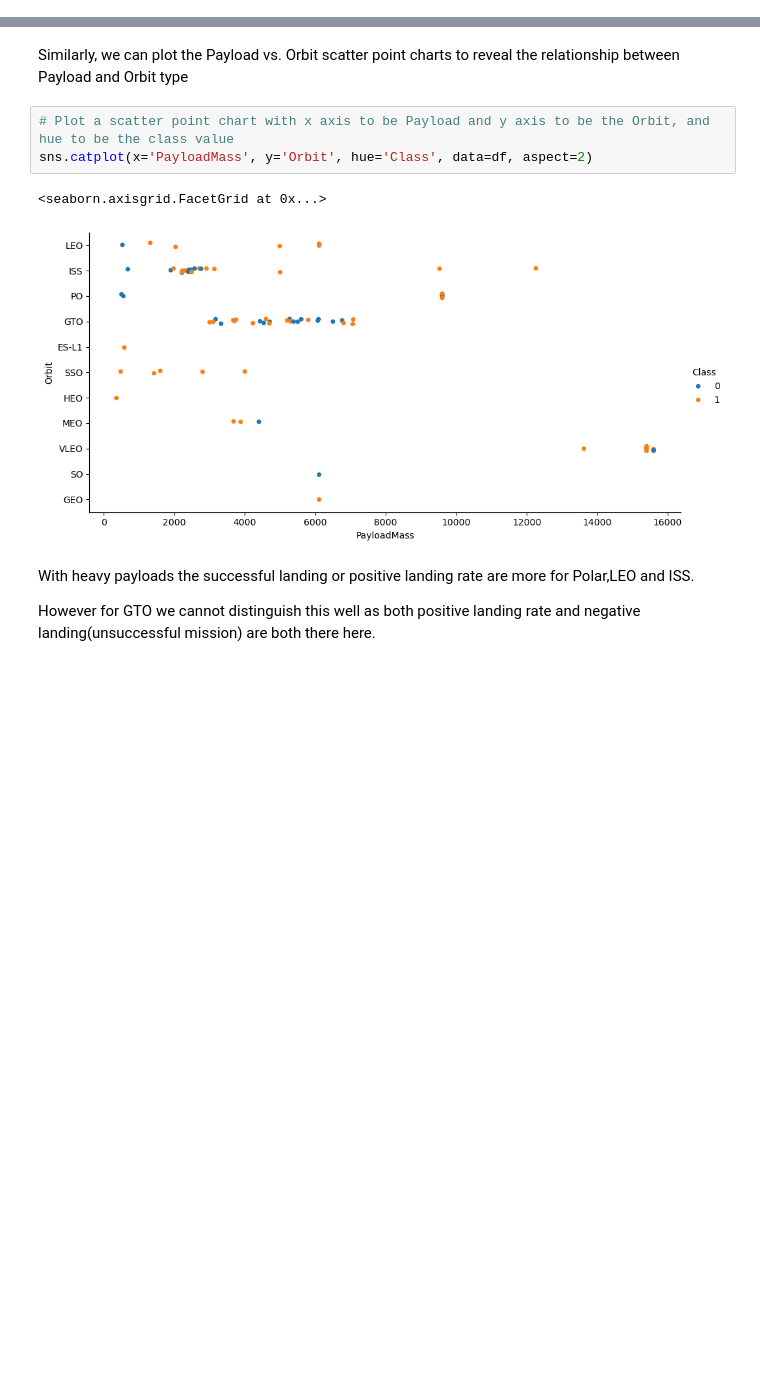
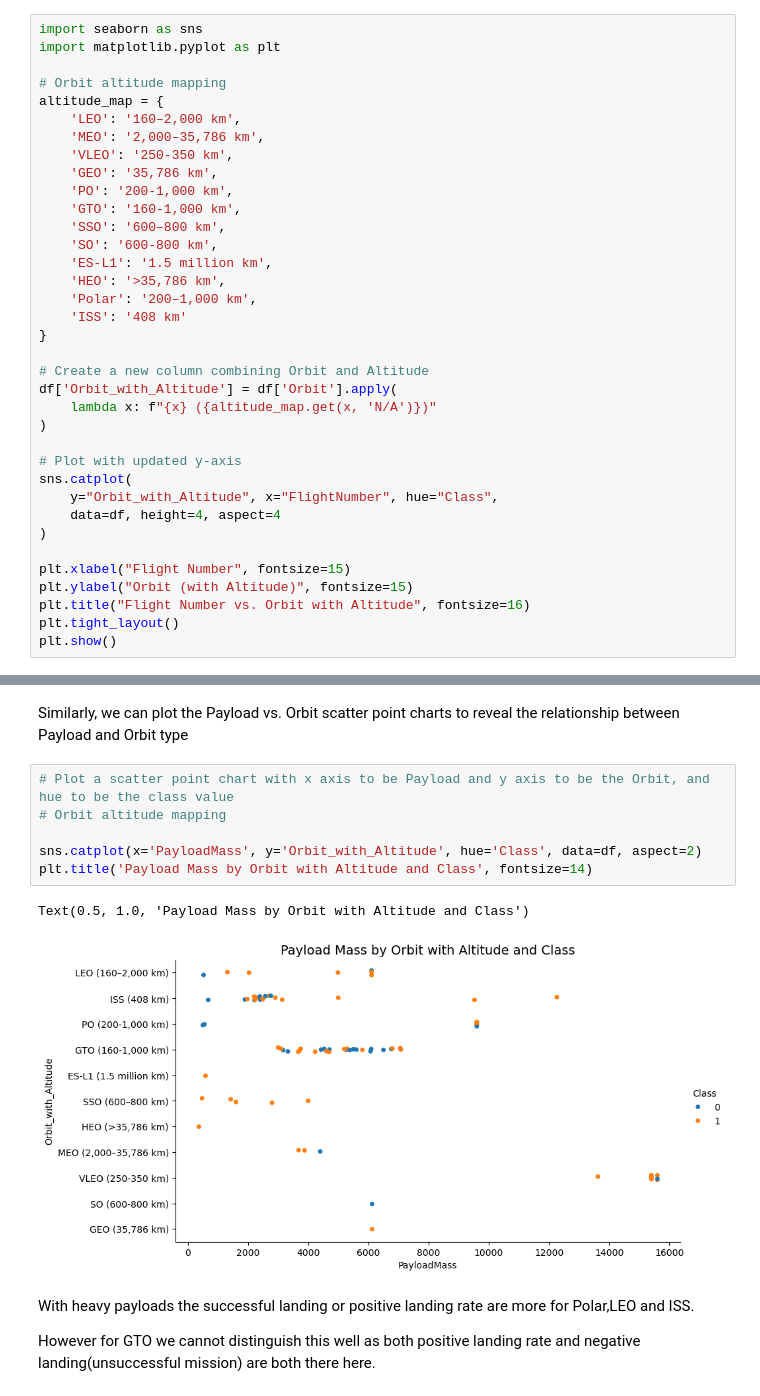
Before and after one commit to G-flatminor/Capstone-project-Space-X-, a Jupyter notebook: jupyter-labs-eda-dataviz-v2.ipynb, the cells around one changed output, grey strips where cells are left out. Cells and saved outputs as stored; diff of their text form; blank space fills up the shorter version.

```diff
--- a/jupyter-labs-eda-dataviz-v2.ipynb
+++ b/jupyter-labs-eda-dataviz-v2.ipynb
@@ -194,3 +215,39 @@ plt.ylabel("Orbit",fontsize=15)
 plt.show()
 # %% [output]
 [figure]
+# %%
+import seaborn as sns
+import matplotlib.pyplot as plt
+
+# Orbit altitude mapping
+altitude_map = {
+    'LEO': '160–2,000 km',
+    'MEO': '2,000–35,786 km',
+    'VLEO': '250-350 km',
+    'GEO': '35,786 km',
+    'PO': '200-1,000 km',
+    'GTO': '160-1,000 km',
+    'SSO': '600–800 km',
+    'SO': '600-800 km',
+    'ES-L1': '1.5 million km',
+    'HEO': '>35,786 km',
+    'Polar': '200–1,000 km',
+    'ISS': '408 km'
+}
+
+# Create a new column combining Orbit and Altitude
+df['Orbit_with_Altitude'] = df['Orbit'].apply(
+    lambda x: f"{x} ({altitude_map.get(x, 'N/A')})"
+)
+
+# Plot with updated y-axis
+sns.catplot(
+    y="Orbit_with_Altitude", x="FlightNumber", hue="Class",
+    data=df, height=4, aspect=4
+)
+
+plt.xlabel("Flight Number", fontsize=15)
+plt.ylabel("Orbit (with Altitude)", fontsize=15)
+plt.title("Flight Number vs. Orbit with Altitude", fontsize=16)
+plt.tight_layout()
+plt.show()
@@ -202,10 +261,13 @@ You should see that in the LEO orbit the Success appears related to the number o
 Similarly, we can plot the Payload vs. Orbit scatter point charts to reveal the relationship between Payload and Orbit type
 # %%
 # Plot a scatter point chart with x axis to be Payload and y axis to be the Orbit, and hue to be the class value
-sns.catplot(x='PayloadMass', y='Orbit', hue='Class', data=df, aspect=2)
+# Orbit altitude mapping
+
+sns.catplot(x='PayloadMass', y='Orbit_with_Altitude', hue='Class', data=df, aspect=2)
+plt.title('Payload Mass by Orbit with Altitude and Class', fontsize=14)
 # %% [output]
-<seaborn.axisgrid.FacetGrid at 0x...>
+Text(0.5, 1.0, 'Payload Mass by Orbit with Altitude and Class')
-[figure, old version]
+[figure, new version]
 # %% [markdown]
 With heavy payloads the successful landing or positive landing rate are more for Polar,LEO and ISS.
 
```
Also changed, not shown: parts of 4 cells of this notebook.
